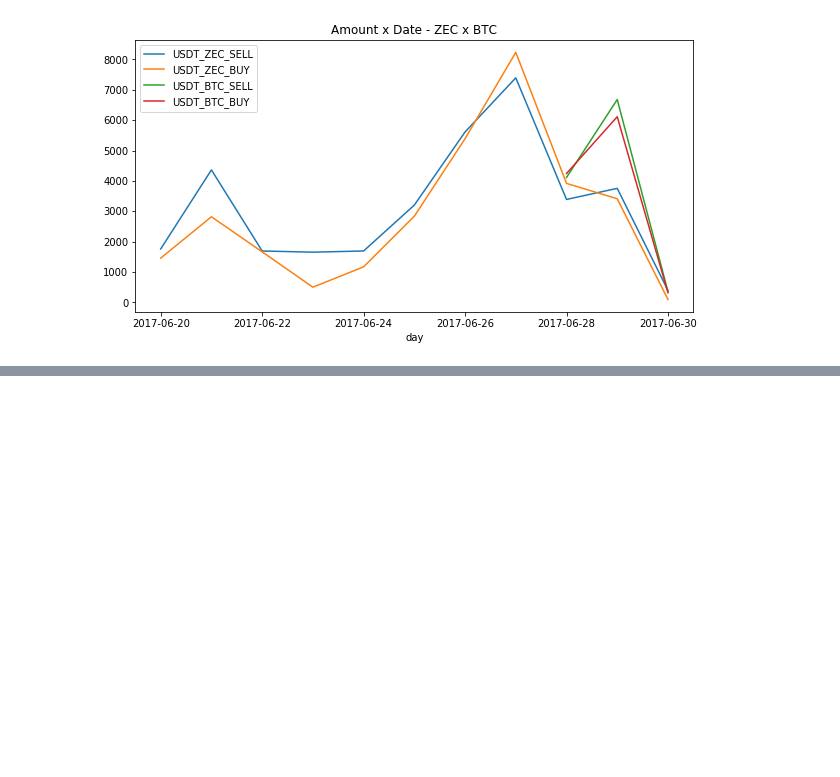
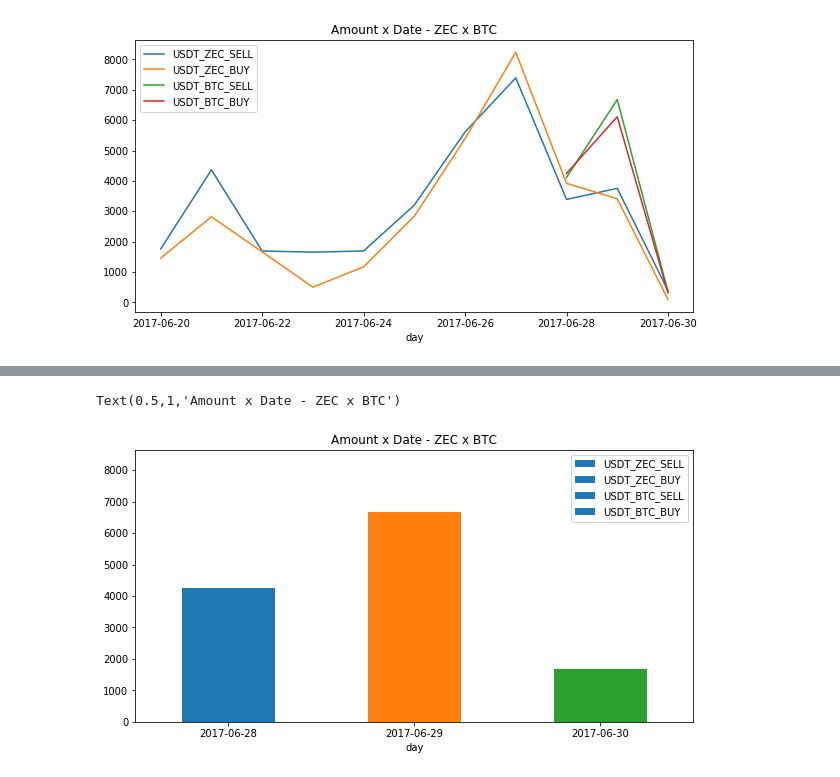
Before and after one commit to nikolasmagno/btc-alt, a Jupyter notebook: NTB-OPERACAO.ipynb, the cells around one changed output, grey strips where cells are left out. Saved outputs shown, nothing was run; the diff lists cells and outputs as text; code cells hidden in the pictures; blank space fills up the shorter version.

```diff
--- a/NTB-OPERACAO.ipynb
+++ b/NTB-OPERACAO.ipynb
@@ -232,0 +247,15 @@ dtype: int64
+# %%
+fig, ax = plt.subplots(figsize=(8,6))
+
+scoin = 'USDT_ZEC'
+coin2 = 'USDT_BTC'
+novo_df[(novo_df.coin == scoin) & (novo_df.type == 'sell')].plot(kind='bar', y='amount', figsize=(10,5), ax=ax, label=scoin+'_SELL', rot=0)
+novo_df[(novo_df.coin == scoin) & (novo_df.type == 'buy')].plot(kind='bar', y='amount', figsize=(10,5), ax=ax, label=scoin+'_BUY', rot=0)
+novo_df[(novo_df.coin == coin2) & (novo_df.type == 'sell')].plot(kind='bar', y='amount', figsize=(10,5), ax=ax, label=coin2+'_SELL', rot=0)
+novo_df[(novo_df.coin == coin2) & (novo_df.type == 'buy')].plot(kind='bar', y='amount', figsize=(10,5), ax=ax, label=coin2+'_BUY', rot=0)
+
+
+plt.title('Amount x Date - ZEC x BTC')
+# %% [output]
+Text(0.5,1,'Amount x Date - ZEC x BTC')
+[figure, added]
```
Also changed, not shown: parts of 5 cells of this notebook.
